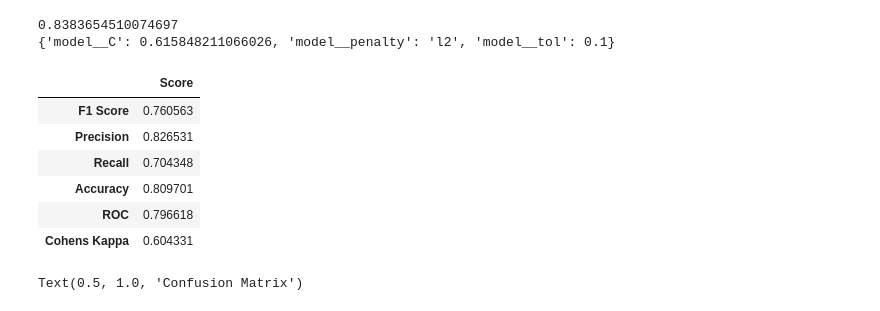
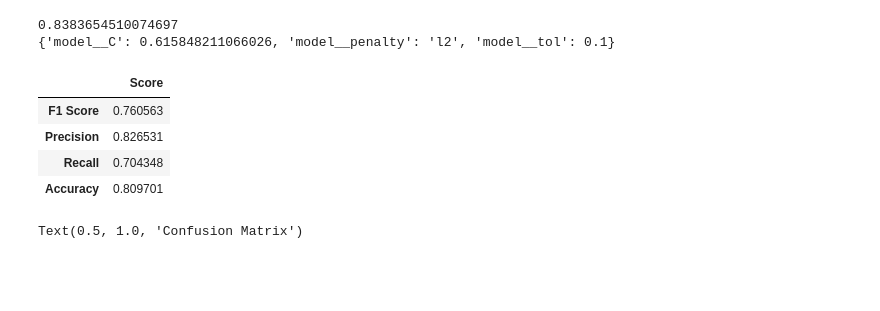
Before and after one commit to bharathngowda/machine_learning_titanic, a Jupyter notebook: Titanic Survival Prediction.ipynb, the cells around one changed output. Drawn from its saved outputs; the diff is of its cells as text; code cells hidden in the pictures; blank space fills up the shorter version.

```diff
--- a/Titanic Survival Prediction.ipynb
+++ b/Titanic Survival Prediction.ipynb
@@ -538,22 +538,19 @@ print(grid.best_params_)
 # %%
 pipe=Pipeline([('ct-step',ct),('scale',RobustScaler()),('model',LinearSVC(max_iter=1000,C=0.615848211066026,
                                                                           penalty='l2',tol=0.1,random_state=1))])
 pipe.fit(x_train,np.array(y_train).ravel())
 y_pred=pipe.predict(X=x_test)
 metrics_df=pd.DataFrame(data=[metrics.f1_score(y_test,y_pred),metrics.precision_score(y_test,y_pred),
-                              metrics.recall_score(y_test,y_pred),metrics.accuracy_score(y_test,y_pred),
-                              metrics.roc_auc_score(y_test,y_pred),metrics.cohen_kappa_score(y_test,y_pred)],
-                        index=['F1 Score','Precision','Recall','Accuracy','ROC','Cohens Kappa'],
+                              metrics.recall_score(y_test,y_pred),metrics.accuracy_score(y_test,y_pred)],
+                        index=['F1 Score','Precision','Recall','Accuracy'],
                         columns=['Score'])
 metrics_df
 # %% [output]
 |  | Score |
 | F1 Score | 0.760563 |
 | Precision | 0.826531 |
 | Recall | 0.704348 |
 | Accuracy | 0.809701 |
-| ROC | 0.796618 |
-| Cohens Kappa | 0.604331 |
 # %%
 fper, tper, thresholds = metrics.roc_curve(y_test, y_pred)
 fig,ax=plt.subplots(figsize=(10,5),nrows=1,ncols=2)
```
Also changed, not shown: parts of 3 cells of this notebook.
